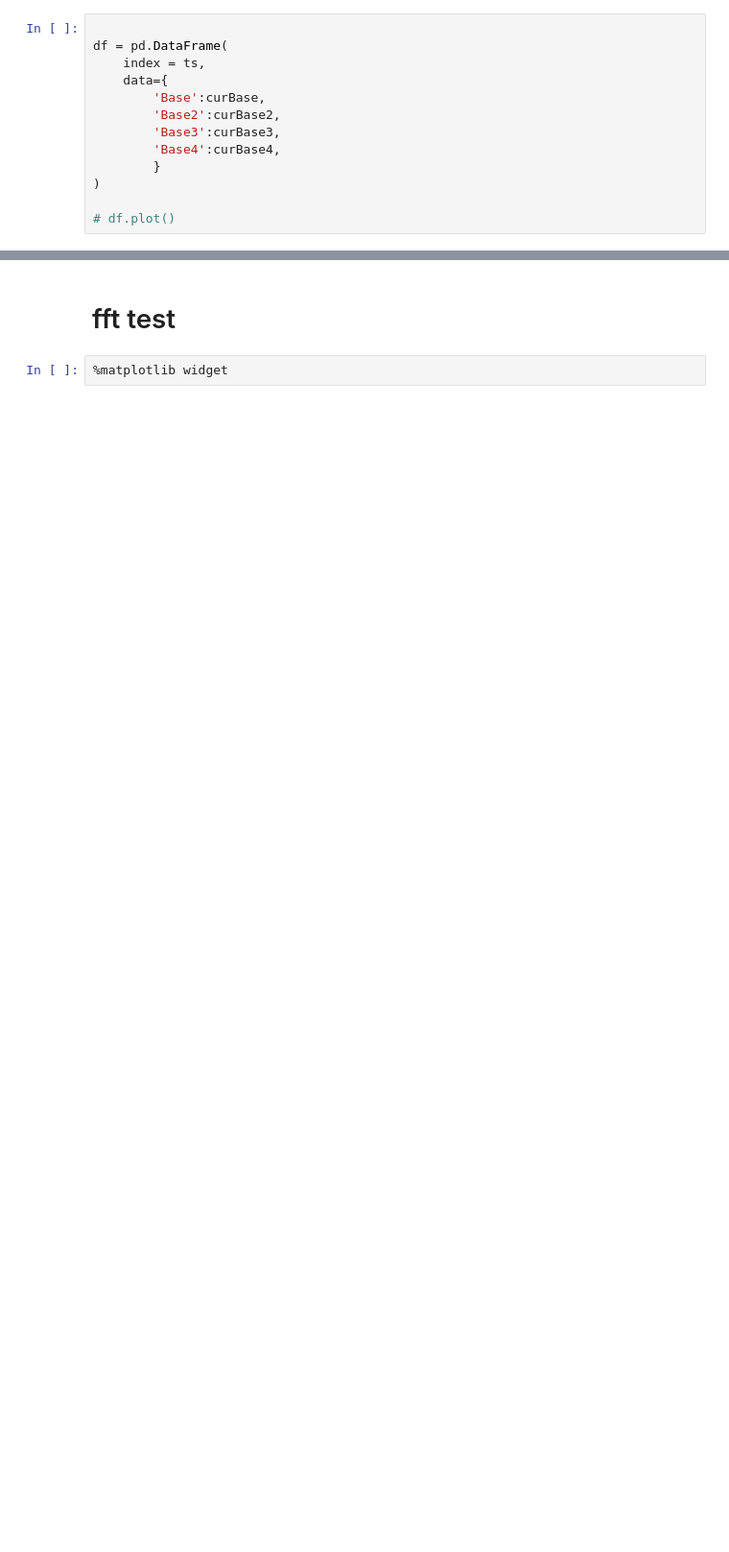
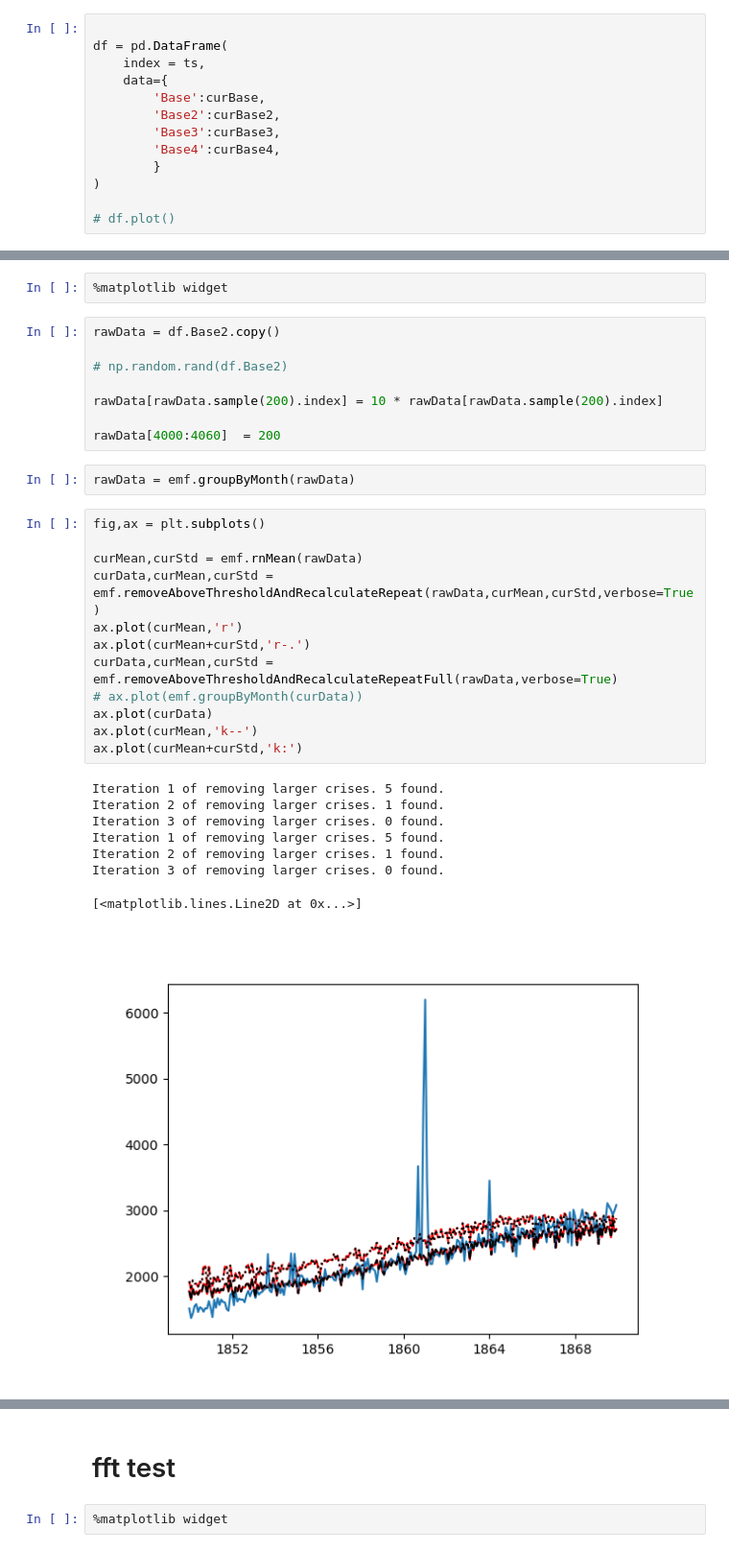
Before and after one commit to PandemiXcenter/ExcessMortality, a Jupyter notebook: TestingAndDevelopment.ipynb, the cells around one changed output, grey strips where cells are left out. Shown at 96% size. Cells and saved outputs as stored; diff of their text form; blank space fills up the shorter version.

```diff
--- a/TestingAndDevelopment.ipynb
+++ b/TestingAndDevelopment.ipynb
@@ -71,0 +77,33 @@ df = pd.DataFrame(
+# %%
+%matplotlib widget
+# %%
+rawData = df.Base2.copy()
+
+# np.random.rand(df.Base2)
+
+rawData[rawData.sample(200).index] = 10 * rawData[rawData.sample(200).index]
+
+rawData[4000:4060]  = 200
+# %%
+rawData = emf.groupByMonth(rawData)
+# %%
+fig,ax = plt.subplots()
+
+curMean,curStd = emf.rnMean(rawData)
+curData,curMean,curStd = emf.removeAboveThresholdAndRecalculateRepeat(rawData,curMean,curStd,verbose=True)
+ax.plot(curMean,'r')
+ax.plot(curMean+curStd,'r-.')
+curData,curMean,curStd = emf.removeAboveThresholdAndRecalculateRepeatFull(rawData,verbose=True)
+# ax.plot(emf.groupByMonth(curData))
+ax.plot(curData)
+ax.plot(curMean,'k--')
+ax.plot(curMean+curStd,'k:')
+# %% [output]
+Iteration 1 of removing larger crises. 5 found.
+Iteration 2 of removing larger crises. 1 found.
+Iteration 3 of removing larger crises. 0 found.
+Iteration 1 of removing larger crises. 5 found.
+Iteration 2 of removing larger crises. 1 found.
+Iteration 3 of removing larger crises. 0 found.
+[<matplotlib.lines.Line2D at 0x...>]
+[figure, added]
```
Also changed, not shown: parts of 12 cells of this notebook, 2 other files.
